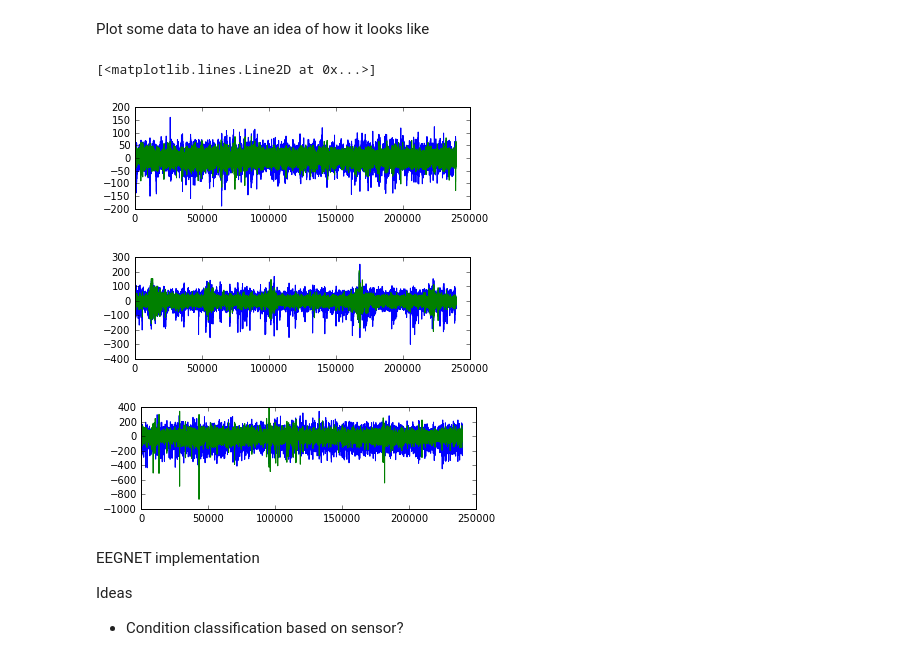
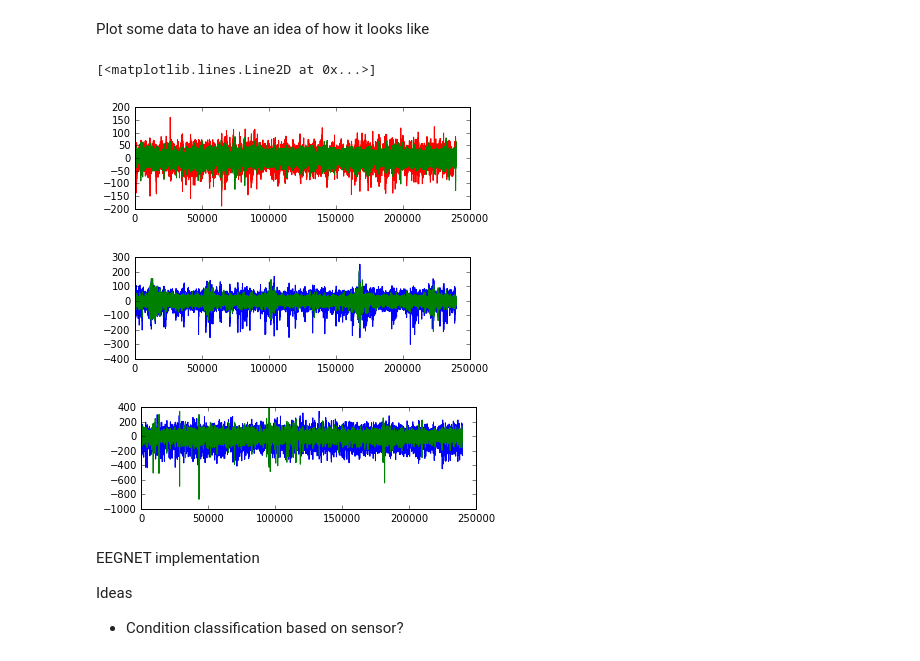
Before and after one commit to KnightofDawn/eegnet, a Jupyter notebook: eegnet1.ipynb, the cells around one changed output. Drawn from its saved outputs; the diff is of its cells as text; code cells hidden in the pictures.

```diff
--- a/eegnet1.ipynb
+++ b/eegnet1.ipynb
@@ -90,21 +90,21 @@ Data loaded: shape (80, 240000, 16)
 Plot some data to have an idea of how it looks like
 # %%
 plt.subplot(211)
-plt.plot(dataset[0,:,0])
-plt.plot(dataset[0,:,8])
+plt.plot(dataset[0,:,0], 'r')
+plt.plot(dataset[0,:,8], 'g')
 
 plt.figure(2)
 plt.subplot(211)
 plt.plot(dataset[23,:,0])
 plt.plot(dataset[23,:,8])
 
 plt.figure(3)
 plt.subplot(211)
 plt.plot(dataset[57,:,9])
 plt.plot(dataset[57,:,5])
 # %% [output]
 [<matplotlib.lines.Line2D at 0x...>]
-[figure, old version]
+[figure, new version]
 [figure]
 [figure]
 # %% [markdown]
```
Also changed, not shown: parts of 2 cells of this notebook.
